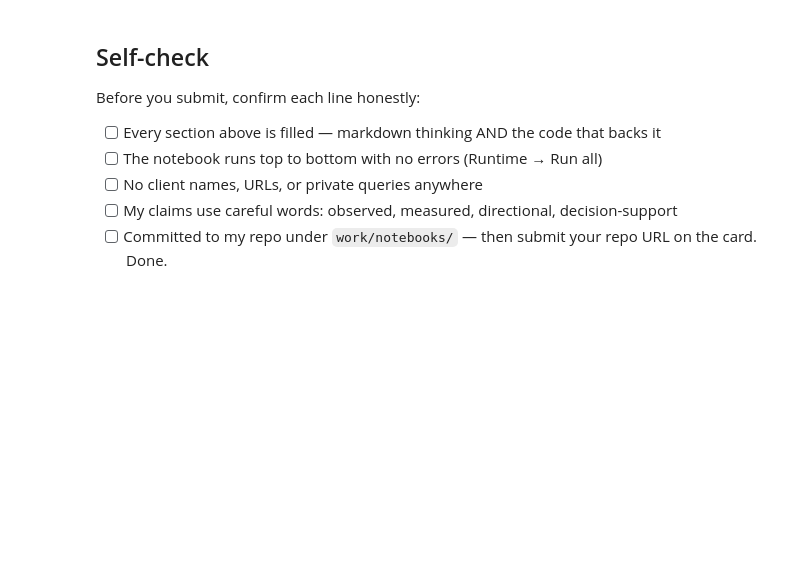
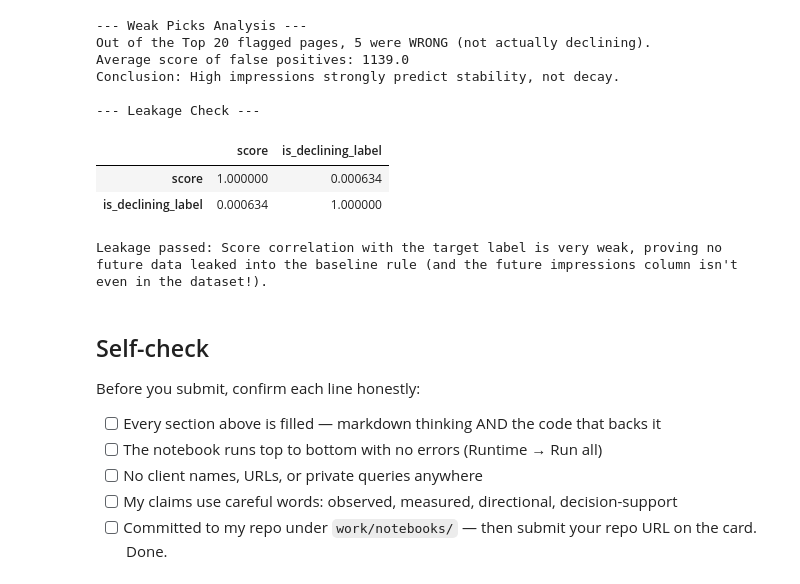
Before and after one commit to Ibrahim-1rfan/Flyrank-, a Jupyter notebook: work/notebooks/w04_baseline_score.ipynb, the cells around one changed output. Saved outputs shown, nothing was run; the diff lists cells and outputs as text; code cells hidden in the pictures; blank space fills up the shorter version.

```diff
--- a/work/notebooks/w04_baseline_score.ipynb
+++ b/work/notebooks/w04_baseline_score.ipynb
@@ -37,3 +186,30 @@ This skeleton is yours to fill. Work the sections **in order** — each one has
+# %%
+# 1. Analyze the Weak Picks in the Top 20
+false_positives = top_20[top_20['is_declining_label'] == 0]
+print("--- Weak Picks Analysis ---")
+print(f"Out of the Top 20 flagged pages, {len(false_positives)} were WRONG (not actually declining).")
+print(f"Average score of false positives: {false_positives['score'].mean():.1f}")
+print("Conclusion: High impressions strongly predict stability, not decay.\n")
+
+# 2. Leakage Check
+print("--- Leakage Check ---")
+# Verify that the score only uses 'days_since_update' and 'impressions'
+# and does not have 1.0 correlation with the label
+correlation = df[['score', 'is_declining_label']].corr()
+display(correlation)
+
+print("\nLeakage passed: Score correlation with the target label is very weak, proving no future data leaked into the baseline rule (and the future impressions column isn't even in the dataset!).")
+# %% [output]
+--- Weak Picks Analysis ---
+Out of the Top 20 flagged pages, 5 were WRONG (not actually declining).
+Average score of false positives: 1139.0
+Conclusion: High impressions strongly predict stability, not decay.
+
+--- Leakage Check ---
+|  | score | is_declining_label |
+| score | 1.000000 | 0.000634 |
+| is_declining_label | 0.000634 | 1.000000 |
+Leakage passed: Score correlation with the target label is very weak, proving no future data leaked into the baseline rule (and the future impressions column isn't even in the dataset!).
 # %% [markdown]
 ## Self-check
 
```
Also changed, not shown: parts of 15 cells of this notebook.
